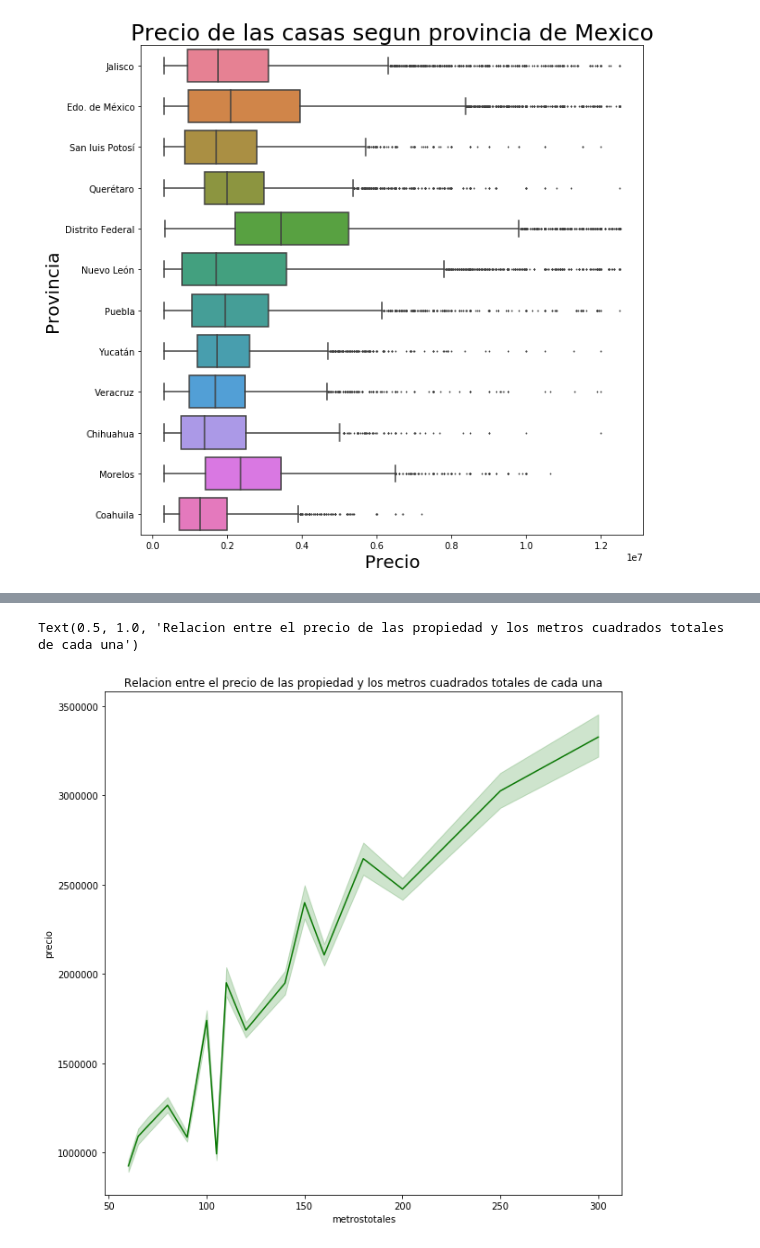
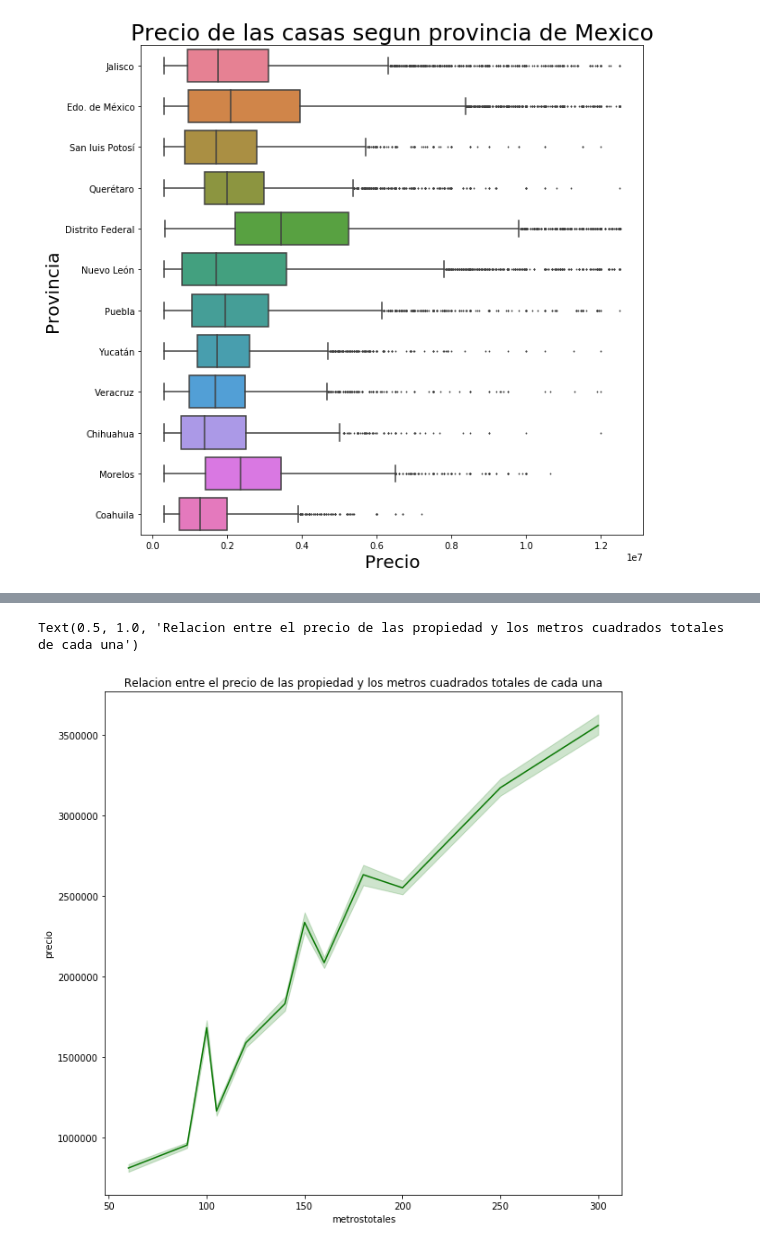
Before and after one commit to lorenzolgz/orgadatostp1, a Jupyter notebook: Analisis_basico.ipynb, the cells around one changed output, grey strips where cells are left out. Saved outputs shown, nothing was run; the diff lists cells and outputs as text; code cells hidden in the pictures.

```diff
--- a/Analisis_basico.ipynb
+++ b/Analisis_basico.ipynb
@@ -607,8 +607,8 @@ df['metrostotales'].value_counts()
 Name: metrostotales, Length: 425, dtype: int64
 # %%
 #Limpio los null de metros totales
-df3 = df.dropna(subset=['metrostotales'])
-df3.isnull().sum()
+df_metros_totales = df.dropna(subset=['metrostotales'])
+df_metros_totales.isnull().sum()
 # %% [output]
 id                                0
 titulo                            0
@@ -628,14 +628,14 @@ centroscomercialescercanos        0
 precio                            0
 dtype: int64
 # %%
-filtro_metros=df3['metrostotales'].value_counts()>1000
+filtro_metros=df_metros_totales['metrostotales'].value_counts()>2500
 filtro_metros=filtro_metros[filtro_metros]
-df3=df3[df3['metrostotales'].isin(filtro_metros.index)]
+df_metros_totales=df_metros_totales[df_metros_totales['metrostotales'].isin(filtro_metros.index)]
 # %%
 plt.figure(figsize=(10,10))
-g=sns.lineplot(x="metrostotales", y="precio", data=df3, color="#0b7805")
+g=sns.lineplot(x="metrostotales", y="precio", data=df_metros_totales, color="#0b7805")
 g.set_title("Relacion entre el precio de las propiedad y los metros cuadrados totales de cada una")
 # %% [output]
 Text(0.5, 1.0, 'Relacion entre el precio de las propiedad y los metros cuadrados totales de cada una')
-[figure, old version]
+[figure, new version]
 # %%
```
Also changed, not shown: parts of 9 cells of this notebook.
